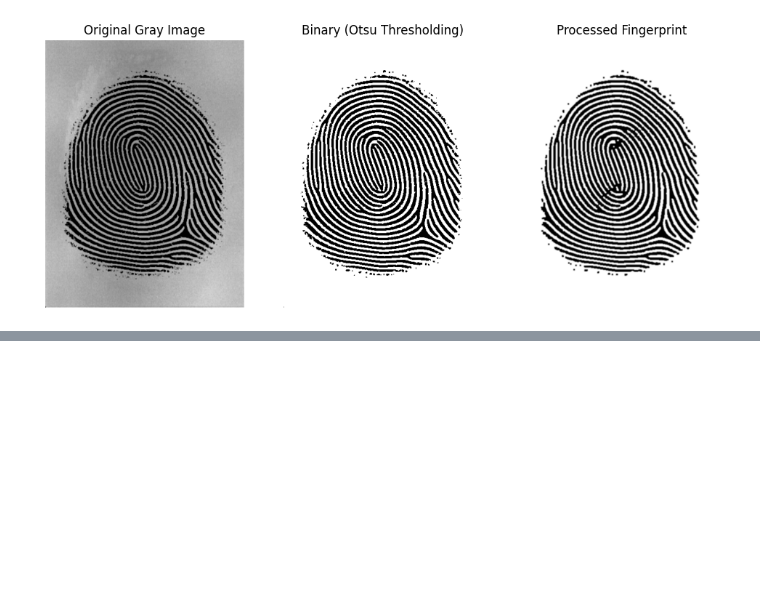
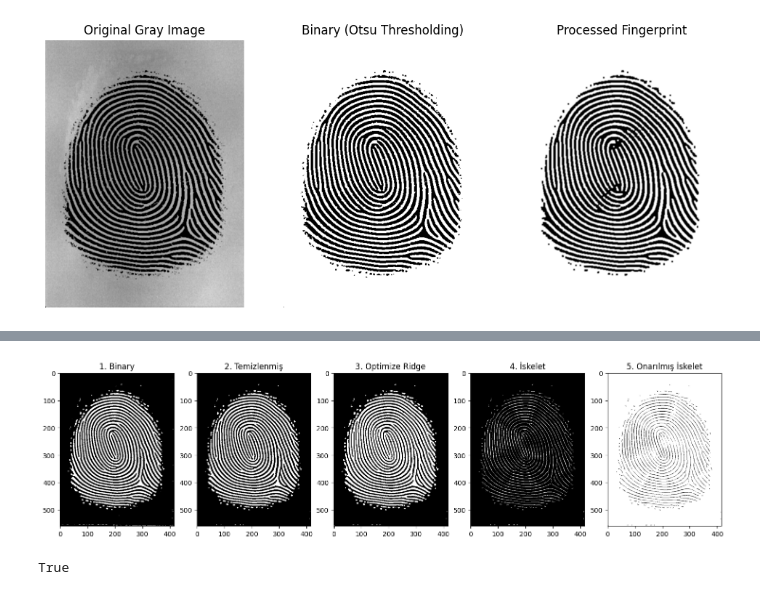
Before and after one commit to A-Hashemiann/Electronics, a Jupyter notebook: Biometry/main.ipynb, the cells around one changed output, grey strips where cells are left out. Cells and saved outputs as stored; diff of their text form; code cells hidden in the pictures; blank space fills up the shorter version.

```diff
--- a/Biometry/main.ipynb
+++ b/Biometry/main.ipynb
@@ -70,17 +48,0 @@ def skeletonize(image):
-# %%
-skeleton = skeletonize(binary)
-skeleton = cv2.bitwise_not(skeleton)
-
-plt.figure(figsize=(12, 6))
-
-plt.subplot(1, 2, 1)
-plt.imshow(binary, cmap='gray')
-plt.title("Binary Fingerprint")
-plt.axis('off')
-
-plt.subplot(1, 2, 2)
-plt.imshow(skeleton, cmap='gray')
-plt.title("Skeleton Extracted Fingerprint")
-plt.axis('off')
-
-plt.show()
@@ -89 +49,63 @@ plt.show()
+# %%
+
+def robust_skeletonize(image):
+
+    skeleton = np.zeros(image.shape, np.uint8)
+    kernel = cv2.getStructuringElement(cv2.MORPH_CROSS, (3,3))
+    threshold = 10
+
+    while True:
+        eroded = cv2.erode(image, kernel)
+        temp = cv2.dilate(eroded, kernel)
+        temp = cv2.subtract(image, temp)
+        skeleton = cv2.bitwise_or(skeleton, temp)
+        image = eroded.copy()
+
+
+        if cv2.countNonZero(image) < threshold:
+            break
+
+    return skeleton
+
+
+img = cv2.imread('sfinge.bmp', 0)
+denoised = cv2.bilateralFilter(img, 9, 75, 75)
+
+
+binary = cv2.adaptiveThreshold(denoised, 255,
+                             cv2.ADAPTIVE_THRESH_MEAN_C,
+                             cv2.THRESH_BINARY_INV, 15, 4)
+
+
+kernel_clean = cv2.getStructuringElement(cv2.MORPH_ELLIPSE, (2,2))
+cleaned = cv2.morphologyEx(binary, cv2.MORPH_OPEN, kernel_clean, iterations=1)
+
+
+kernel_thick = cv2.getStructuringElement(cv2.MORPH_RECT, (2,1))  # Yatay ridge'leri koru
+thickened = cv2.dilate(cleaned, kernel_thick, iterations=1)
+
+
+skeleton = robust_skeletonize(thickened)
+
+
+final = cv2.morphologyEx(skeleton, cv2.MORPH_CLOSE,
+                       cv2.getStructuringElement(cv2.MORPH_CROSS, (2,2)))
+
+
+final = cv2.bitwise_not(final)
+
+
+plt.figure(figsize=(18,6))
+plt.subplot(151), plt.imshow(binary, cmap='gray'), plt.title('1. Binary')
+plt.subplot(152), plt.imshow(cleaned, cmap='gray'), plt.title('2. Temizlenmiş')
+plt.subplot(153), plt.imshow(thickened, cmap='gray'), plt.title('3. Optimize Ridge')
+plt.subplot(154), plt.imshow(skeleton, cmap='gray'), plt.title('4. İskelet')
+plt.subplot(155), plt.imshow(final, cmap='gray'), plt.title('5. Onarılmış İskelet')
+plt.show()
+
+
+cv2.imwrite('final_skeleton.png', final)
+# %% [output]
+[figure, added]
+True
 # %%
```
Also changed, not shown: parts of 5 cells of this notebook, 1 other file.
